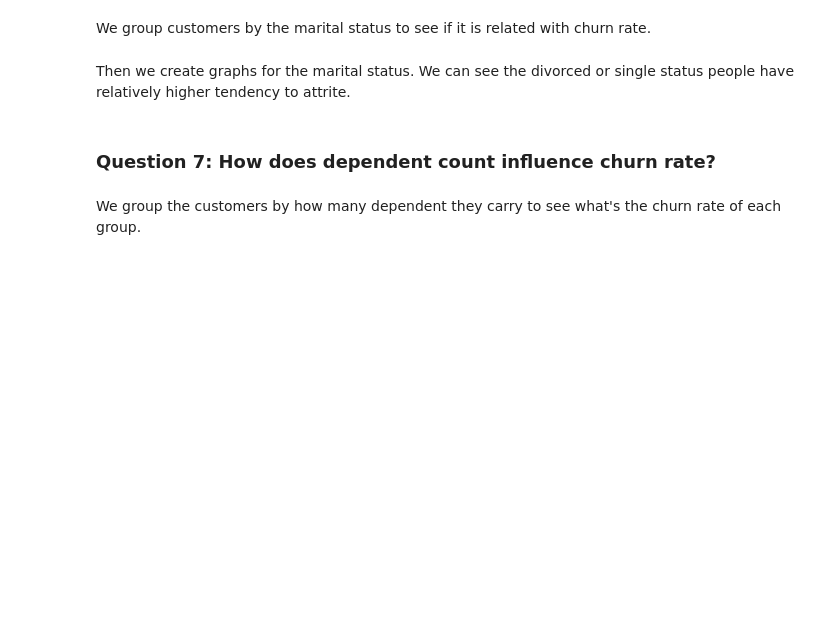
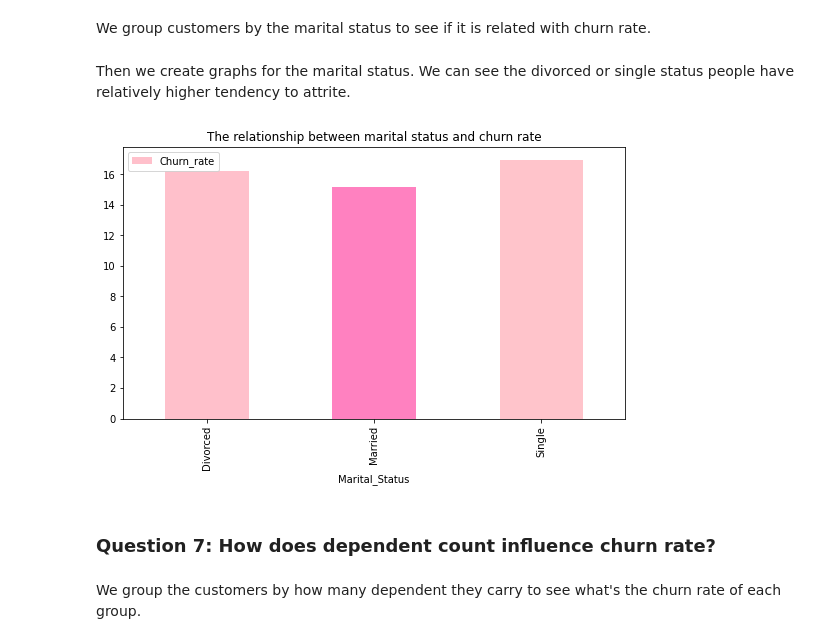
Before and after one commit to zhouchun0105/credit-card-churners, a Jupyter notebook: SUBMIT_creditcard_churners_team1.ipynb, the cells around one changed output. Drawn from its saved outputs; the diff is of its cells as text; code cells hidden in the pictures; blank space fills up the shorter version.

```diff
--- a/SUBMIT_creditcard_churners_team1.ipynb
+++ b/SUBMIT_creditcard_churners_team1.ipynb
@@ -293,9 +298,8 @@ Marital_Status
 Then we create graphs for the marital status. We can see the divorced or single status people have relatively higher tendency to attrite.
 # %%
 Marital_Status.plot(title = 'The relationship between marital status and churn rate',kind='bar', x='Marital_Status', y='Churn_rate',color = ['#ffc0cb','#ff81c0','#ffc4cb'], figsize=(9, 5));
-Marital_Status.plot(kind='line', x='Marital_Status', y='Churn_rate', color=['#ffc0cb'],figsize=(9, 5));
-labels='Divorced','Married','Single'
-Marital_Status.plot(kind='pie', x='Marital_Status', y='Churn_rate',labels=labels);
+# %% [output]
+[figure, added]
 # %% [markdown]
 ### **Question 7: How does dependent count influence churn rate?**
 # %% [markdown]
```
Also changed, not shown: parts of 8 cells of this notebook.
